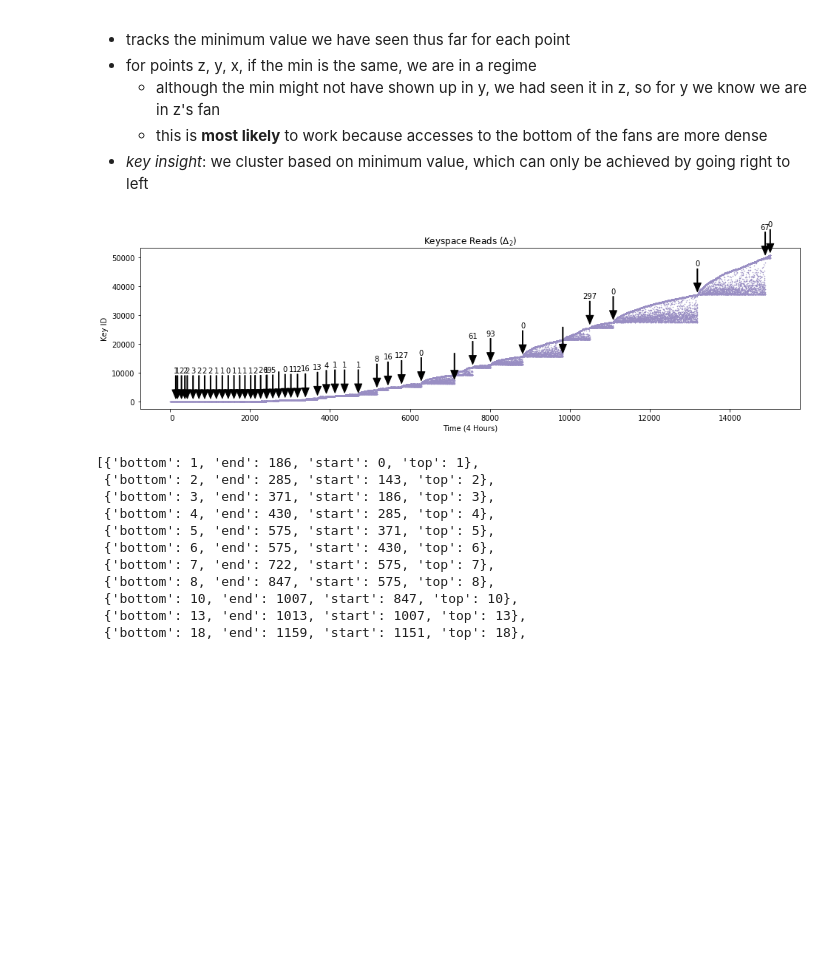
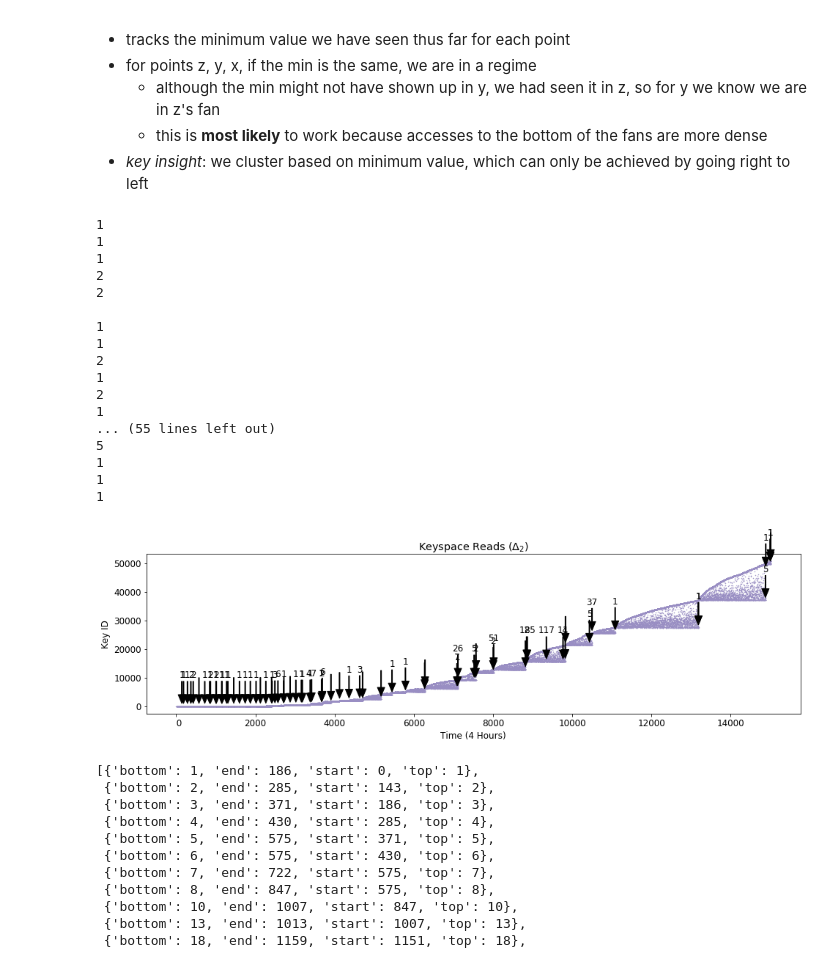
Before and after one commit to michaelsevilla/parsplice-ml-popper, a Jupyter notebook: experiments/keyspace-locality/viz/viz-regimes-cleanup.ipynb, the cells around one changed output. Drawn from its saved outputs; the diff is of its cells as text; code cells hidden in the pictures; blank space fills up the shorter version.

```diff
--- a/experiments/keyspace-locality/viz/viz-regimes-cleanup.ipynb
+++ b/experiments/keyspace-locality/viz/viz-regimes-cleanup.ipynb
@@ -62,18 +62,19 @@ def find_regimes(ax, df, window=5, ymax=50000, draw_regimes=True):
     fans.reverse()
 
     # second pass: avoid false positives by checking height of each fan
-    filtered = []                         # avoid false positives
-    ((start, _), _, (start_i, _)) = fans[0]
-    for i in range(0, len(fans)-1):
-        ((_, fan_end),(fan_bottom, fan_top), (_, fan_end_i)) = fans[i]
-        if fans[i+1]:
-            ((_, next_fan_end), (next_fan_bottom, next_fan_top), (_, next_fan_end_i)) = fans[i+1]
-            if fan_top < next_fan_bottom:
-                filtered.append(((start, next_fan_end), (fan_bottom, fan_top), (start_i, next_fan_end_i)))
-                start = fan_end
-                start_i = fan_end_i
-        else:
-            filtered.append(fans[i])
+    #filtered = []                         # avoid false positives
+    #((start, _), _, (start_i, _)) = fans[0]
+    #for i in range(0, len(fans)-1):
+    #    ((_, fan_end),(fan_bottom, fan_top), (_, fan_end_i)) = fans[i]
+    #    if fans[i+1]:
+    #        ((_, next_fan_end), (next_fan_bottom, next_fan_top), (_, next_fan_end_i)) = fans[i+1]
+    #        if fan_top < next_fan_bottom:
+    #            filtered.append(((start, next_fan_end), (fan_bottom, fan_top), (start_i, next_fan_end_i)))
+    #            start = fan_end
+    #            start_i = fan_end_i
+    #    else:
+    #        filtered.append(fans[i])
+    filtered = fans
 
     # third pass: add max distance of two minima to each fan
     for f in range(len(filtered)):
@@ -87,35 +88,52 @@ def find_regimes(ax, df, window=5, ymax=50000, draw_regimes=True):
                 minima.append(i)
         tdists = [tminima[i+1] - tminima[i] for i in range(len(tminima)-1)]
         dists = [minima[i+1] - minima[i] for i in range(len(minima)-1)]
         if tdists and dists:
             filtered[f] = ((fan_start, fan_end), (fan_bottom, fan_top), (fan_start_i, fan_end_i), (max(tdists), max(dists)))
 
     ax.scatter(tss, keys, s=0.1, color='#998ec3') # plot the keyspace (purple dots)
     rlast = filtered[0]                           # plot an arrow where fans are detected
     for r in filtered:
         if r[0][0] - rlast[0][0] > window:
             if len(r) > 3:
                 s = str(r[3][0])
             else:
                 s = ""
+            print s
             ax.annotate(s, xy=(r[0][0], r[1][0]+1000), xytext=(r[0][0], r[1][0]+10000), arrowprops=props, ha="center")
             rlast = r
-
     # cleanup graphs
     ax.set_title(r'Keyspace Reads ($\Delta_2$)')
     ax.set_ylabel("Key ID")
     ax.set_xlabel("Time (4 Hours)")
     labels = ['{:3.0f}'.format(x) for x in ax.get_yticks()]
     labels[0] = ""
     ax.set_yticklabels(labels)
     labels = ['{:3.0f}'.format(x) for x in ax.get_xticks()]
     labels[0] = ""
     ax.set_xticklabels(labels)
 
 fig, ax = plt.subplots(1, 1, figsize=(16, 4))
 find_regimes(ax, df)
 # %% [output]
+1
+1
+1
+2
+2
+
+1
+1
+2
+1
+2
+1
+... (55 lines left out)
+5
+1
+1
+1
-[figure, old version]
+[figure, new version]
 # %%
 def find_regimes(df):
     TS_INDEX = 0; ID_INDEX = 1;           # parse into matrix of (timestamp, id) pairs
```
Also changed, not shown: 2 other files.
